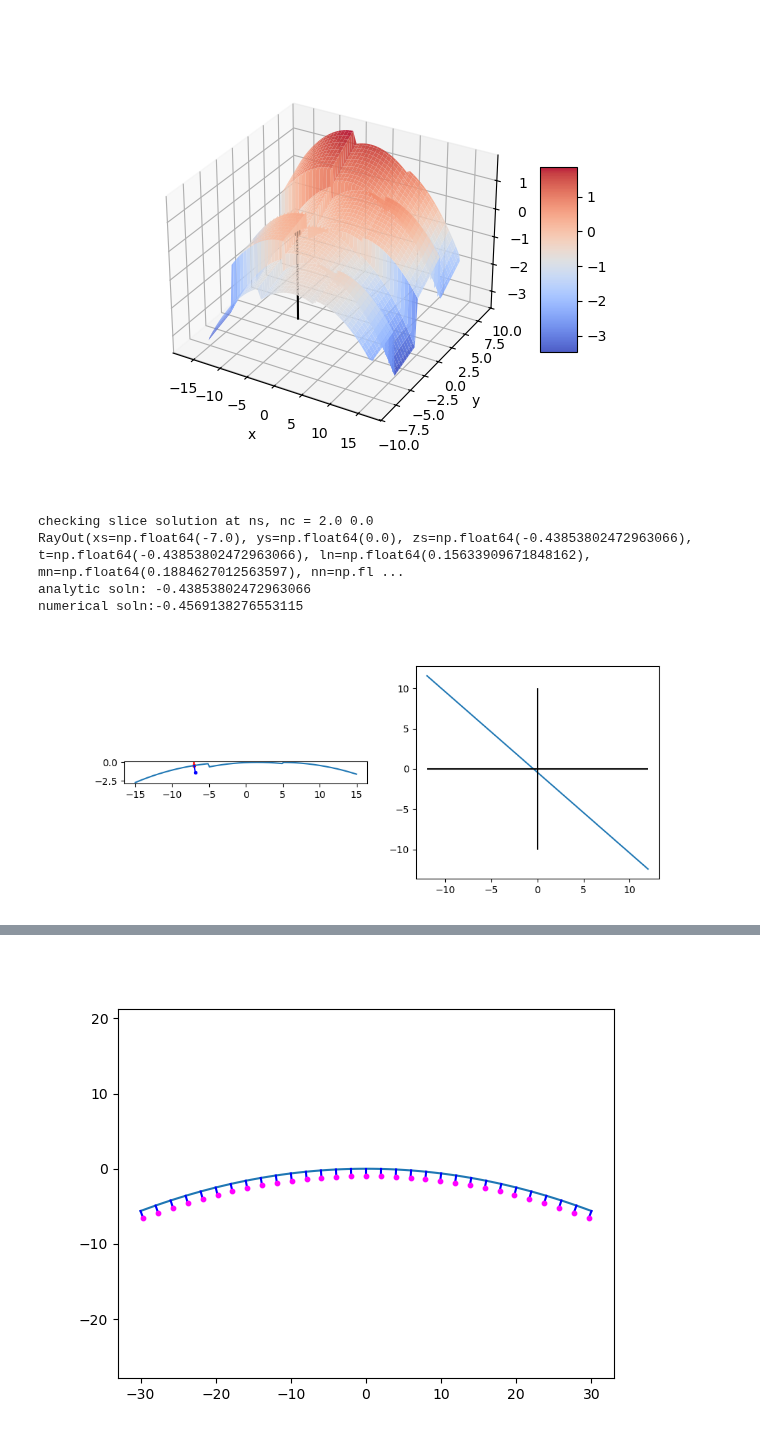
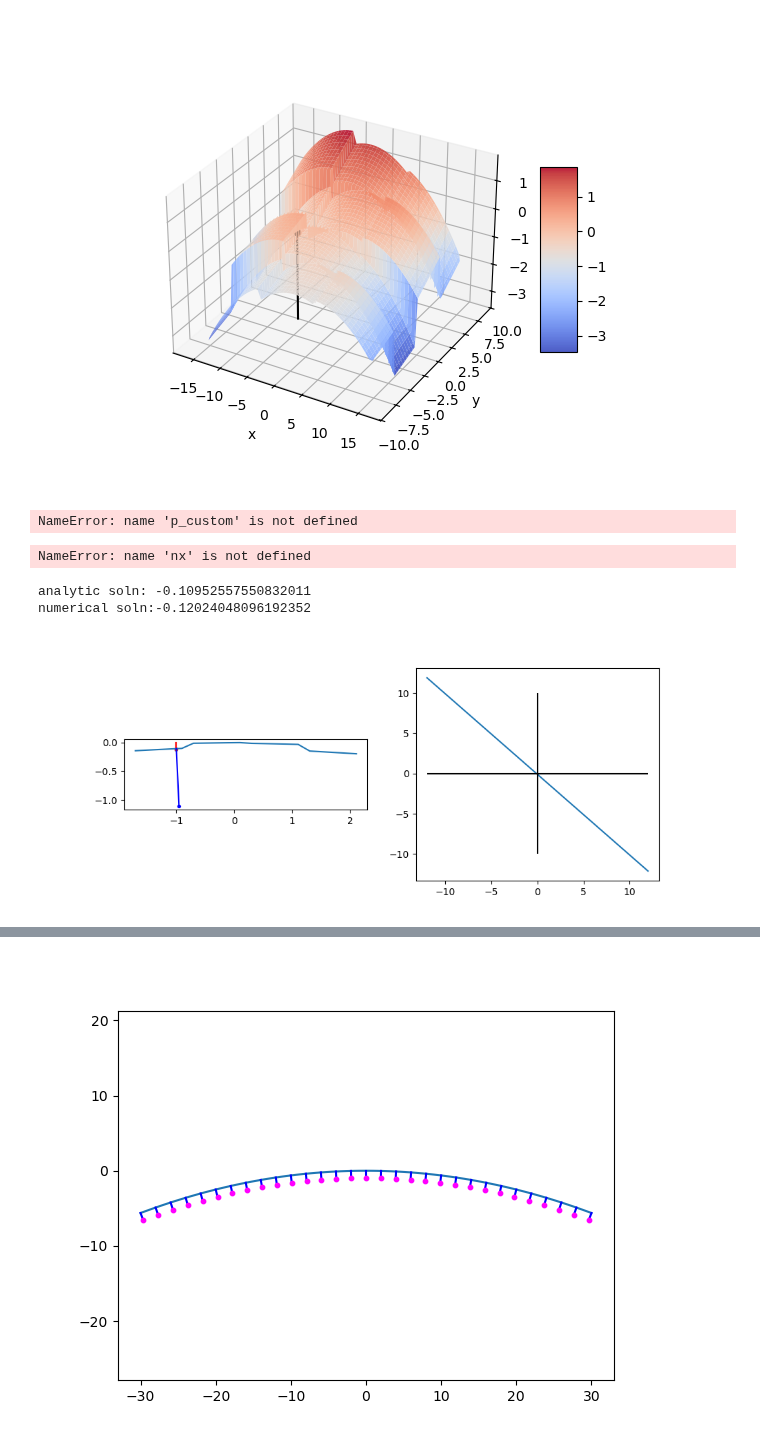
Before and after one commit to ellenle3/ifugen, a Jupyter notebook: python/surface_generator.ipynb, the cells around one changed output, grey strips where cells are left out. Cells and saved outputs as stored; diff of their text form; code cells hidden in the pictures.

```diff
--- a/python/surface_generator.ipynb
+++ b/python/surface_generator.ipynb
@@ -73,0 +135,6 @@ plt.close("all")
+# %%
+u_all = p_custom[9: 9 + int(p.n_rows)]
+umax = np.max(u_all)
+umin = np.min(u_all)
+# %% [output]
+NameError: name 'p_custom' is not defined
@@ -74,3 +143,7 @@ plt.close("all")
+# %%
+np.linspace(-xsize/2+umin, xsize/2+umax, nx)
+# %% [output]
+NameError: name 'nx' is not defined
 # %%
 p = ImageSlicerParams(
     custom = False,
@@ -83,9 +156,7 @@ p = ImageSlicerParams(
     dbeta = -10,
     dgamma = 6,
     gamma_offset = 0,
-    dzps = 0,
-    dzp_col = 0,
-    dzp_row = 0,
+    azps = 0,
     dsyx = 0,
     dsyz = 0,
     dsxy = 0,
@@ -94,8 +165,6 @@ p = ImageSlicerParams(
     alpha_cen = 8,
     beta_cen = -5,
     gamma_cen = 3,
-    zps_cen = 0,
-    zp_cen = 0,
     syx_cen = 0,
     syz_cen = 0,
     sxy_cen = 0,
@@ -110,9 +179,9 @@ p = ImageSlicerParams(
     gy_width = 0,
     gy_depth = 1
 )
+p_custom = np.array([])
 
 trace_walls = True
-p_custom = np.array([])
 
 yt = 0
 x = np.linspace(-20, 20, 200)
@@ -120,7 +189,7 @@ surf = np.zeros(len(x))
 for i,x1 in enumerate(x):
     surf[i] = make_image_slicer(x1, yt, p, p_custom)
 
-xt = -7
+xt = -1
 l = 0
 m = 0
 n = 1
@@ -140,38 +209,36 @@ print("analytic soln: " + str(ray_out.t))
 t = np.linspace(-12, 12, 500)
 feval = np.zeros(len(t))
 for i,t1 in enumerate(t):
     feval[i] = transfer_function(t1, ray_in, p, p_custom)
 idx = np.nanargmin(np.abs(feval))
 tnum = t[idx]
 print("numerical soln:" + str(tnum))
 
 fig, axs = plt.subplots(nrows=1, ncols=2, figsize=(10,4))
 axs[0].plot(x, surf)
 
 # Draw analytically calculated ray and surface normal
 axs[0].plot([ray_in.xt, ray_out.xs], [0, ray_out.zs], c='r', zorder=1)
 axs[0].scatter([ray_out.xs], [ray_out.zs], c='r', s=8, zorder=1)
 axs[0].plot([ray_out.xs, ray_out.xs + ray_out.ln], [ray_out.zs, ray_out.zs + ray_out.nn], c='b')
 axs[0].scatter([ray_out.xs + ray_out.ln], [ray_out.zs + ray_out.nn], c='b', s=8, zorder=10)
 
 # Numerically determined ray
 axs[0].plot([ray_in.xt, ray_in.xt + tnum*ray_in.l], [0, tnum*ray_in.n], c='gray', zorder=0)
 axs[0].scatter([ray_in.xt + tnum*ray_in.l], [tnum*ray_in.n], c='gray', s=8, zorder=0)
 
 axs[0].set_aspect("equal")
 
 axs[1].plot(t, feval)
 axs[1].hlines(0, t[0], t[-1], colors='k')
 axs[1].vlines(0, -10, 10, colors='k')
 #axs[1].set_ylim(np.nanmin(feval), np.nanmax(feval))
 
 plt.show()
 # %% [output]
-checking slice solution at ns, nc = 2.0 0.0
-RayOut(xs=np.float64(-7.0), ys=np.float64(0.0), zs=np.float64(-0.43853802472963066), t=np.float64(-0.43853802472963066), ln=np.float64(0.15633909671848162), mn=np.float64(0.1884627012563597), nn=np.fl ...
-analytic soln: -0.43853802472963066
-numerical soln:-0.4569138276553115
+analytic soln: -0.10952557550832011
+numerical soln:-0.12024048096192352
-[figure, old version]
+[figure, new version]
 # %%
 p = ImageSlicerParams(
     custom = 0,
```
Also changed, not shown: parts of 11 cells of this notebook, 6 other files.
